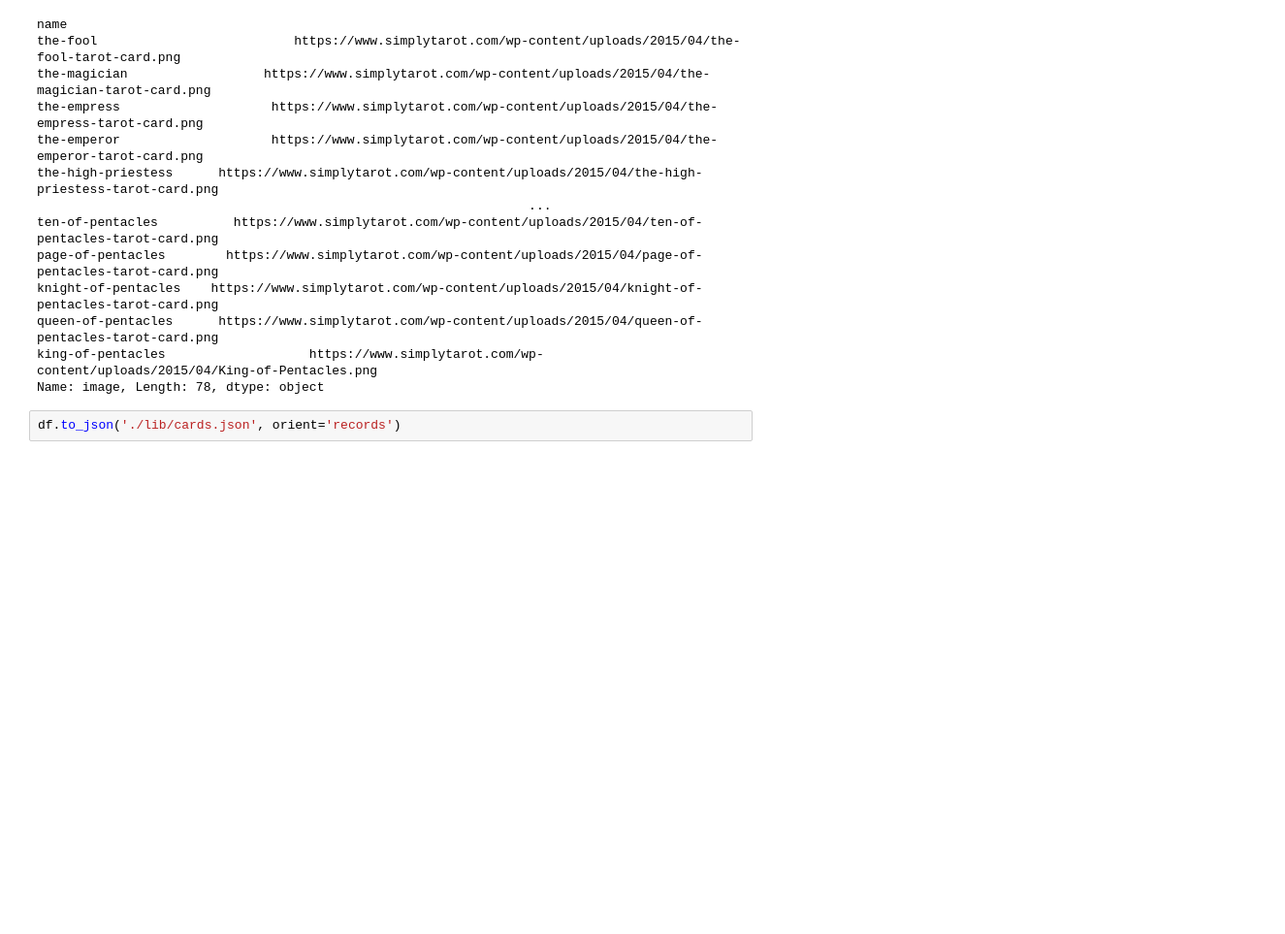
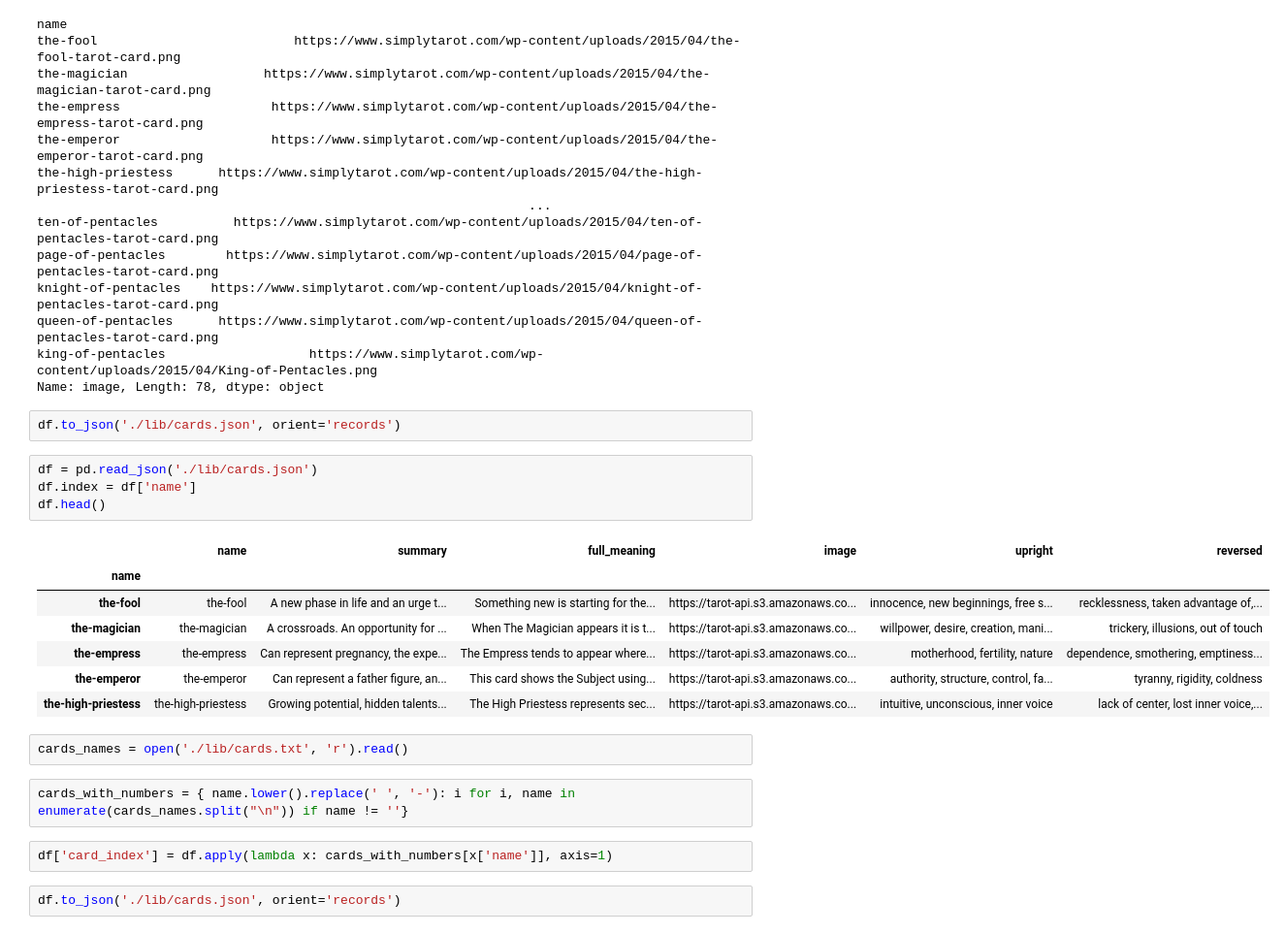
Before and after one commit to howlCode/tarot_api, a Jupyter notebook: Scrapping.ipynb, the cells around one changed output. Shown: that part at 97% size. Saved outputs shown, nothing was run; the diff lists cells and outputs as text; blank space fills up the shorter version.

Commit message:
Add card index

```diff
--- a/Scrapping.ipynb
+++ b/Scrapping.ipynb
@@ -269,3 +269,23 @@ king-of-pentacles                   https://www.simplytarot.com/wp-content/uploa
 Name: image, Length: 78, dtype: object
 # %%
 df.to_json('./lib/cards.json', orient='records')
+# %%
+df = pd.read_json('./lib/cards.json')
+df.index = df['name']
+df.head()
+# %% [output]
+|  | name | summary | full_meaning | image | upright | reversed |
+| name |  |  |  |  |  |  |
+| the-fool | the-fool | A new phase in life and an urge t... | Something new is starting for the... | https://tarot-api.s3.amazonaws.co... | innocence, new beginnings, free s... | recklessness, taken advantage of,... |
+| the-magician | the-magician | A crossroads. An opportunity for ... | When The Magician appears it is t... | https://tarot-api.s3.amazonaws.co... | willpower, desire, creation, mani... | trickery, illusions, out of touch |
+| the-empress | the-empress | Can represent pregnancy, the expe... | The Empress tends to appear where... | https://tarot-api.s3.amazonaws.co... | motherhood, fertility, nature | dependence, smothering, emptiness... |
+| the-emperor | the-emperor | Can represent a father figure, an... | This card shows the Subject using... | https://tarot-api.s3.amazonaws.co... | authority, structure, control, fa... | tyranny, rigidity, coldness |
+| the-high-priestess | the-high-priestess | Growing potential, hidden talents... | The High Priestess represents sec... | https://tarot-api.s3.amazonaws.co... | intuitive, unconscious, inner voice | lack of center, lost inner voice,... |
+# %%
+cards_names = open('./lib/cards.txt', 'r').read()
+# %%
+cards_with_numbers = { name.lower().replace(' ', '-'): i for i, name in enumerate(cards_names.split("\n")) if name != ''}
+# %%
+df['card_index'] = df.apply(lambda x: cards_with_numbers[x['name']], axis=1)
+# %%
+df.to_json('./lib/cards.json', orient='records')
```
Also changed, not shown: parts of 2 cells of this notebook, 6 other files.
